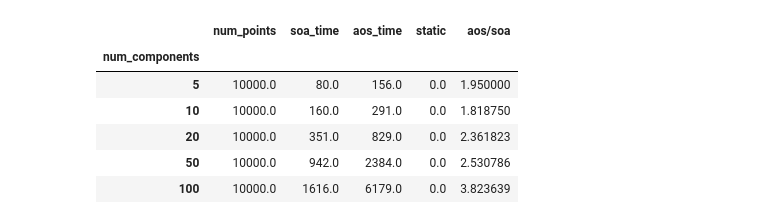
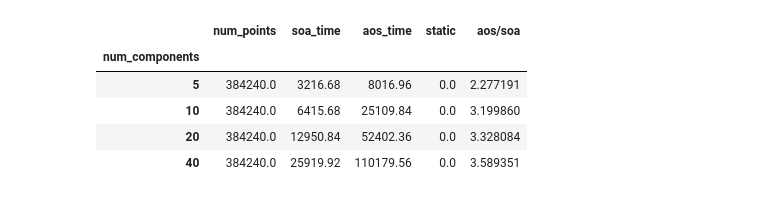
Before and after one commit to MeLikeyCode/data_oriented_design_expt, a Jupyter notebook: notebook.ipynb, the cells around one changed output. Cells and saved outputs as stored; diff of their text form; code cells hidden in the pictures.

```diff
--- a/notebook.ipynb
+++ b/notebook.ipynb
@@ -6,7 +6,7 @@ import pandas as pd
 from dod import expt
 # %%
 # load the data
-df = expt([10000], [5, 10, 20, 50, 100])
+df = expt([1000,5000,10000,20000,30000,40000,50000] + [i for i in range(100000,1000000,50000)], [5, 10 ,20,40])
 # %%
 df_static = df[df["static"] == True]
 df_non_static = df[df["static"] == False]
@@ -13,11 +45,9 @@ df_non_static = df[df["static"] == False]
 # %%
-temp = df_non_static.groupby(["num_components"]).mean()
-temp.head()
+df_non_static.groupby("num_components").mean()
 # %% [output]
 |  | num_points | soa_time | aos_time | static | aos/soa |
 | num_components |  |  |  |  |  |
-| 5 | 10000.0 | 80.0 | 156.0 | 0.0 | 1.950000 |
-| 10 | 10000.0 | 160.0 | 291.0 | 0.0 | 1.818750 |
-| 20 | 10000.0 | 351.0 | 829.0 | 0.0 | 2.361823 |
-| 50 | 10000.0 | 942.0 | 2384.0 | 0.0 | 2.530786 |
-| 100 | 10000.0 | 1616.0 | 6179.0 | 0.0 | 3.823639 |
+| 5 | 384240.0 | 3216.68 | 8016.96 | 0.0 | 2.277191 |
+| 10 | 384240.0 | 6415.68 | 25109.84 | 0.0 | 3.199860 |
+| 20 | 384240.0 | 12950.84 | 52402.36 | 0.0 | 3.328084 |
+| 40 | 384240.0 | 25919.92 | 110179.56 | 0.0 | 3.589351 |
```
Also changed, not shown: parts of 5 cells of this notebook, 2 other files.
